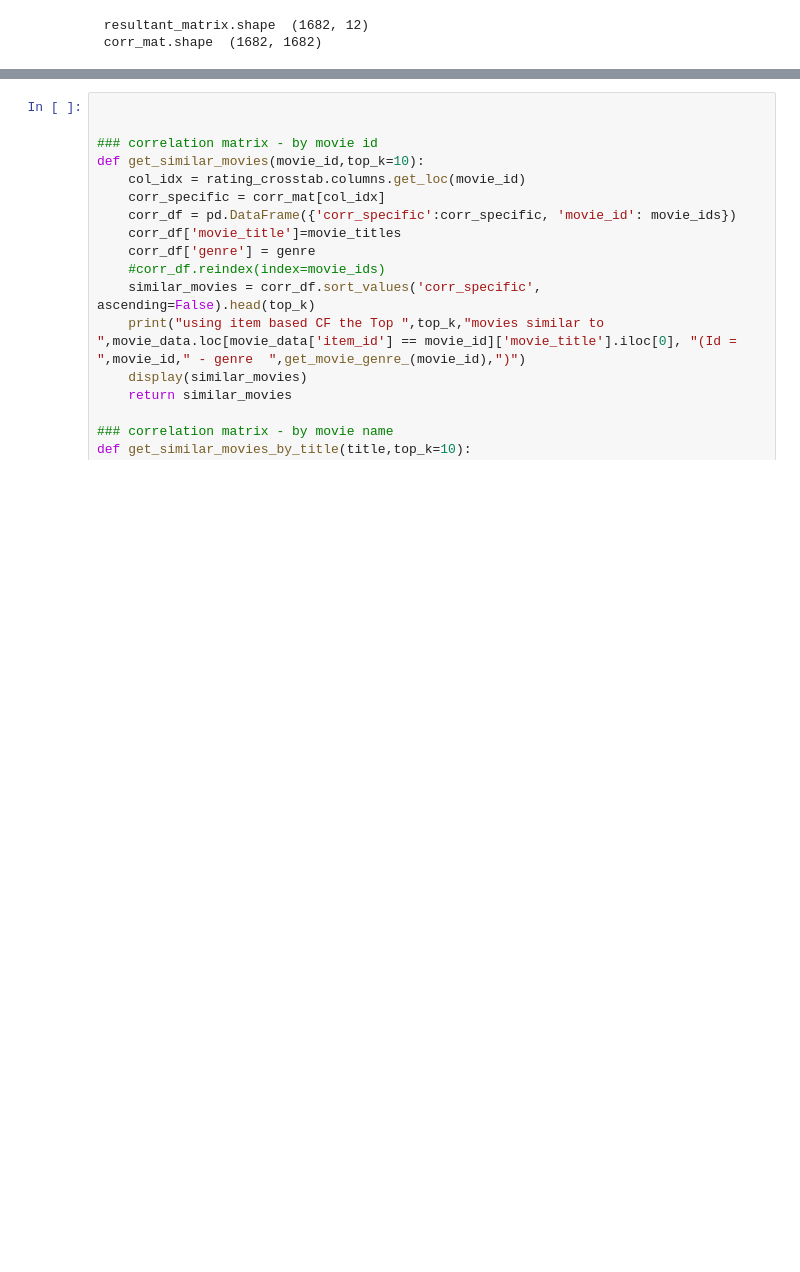
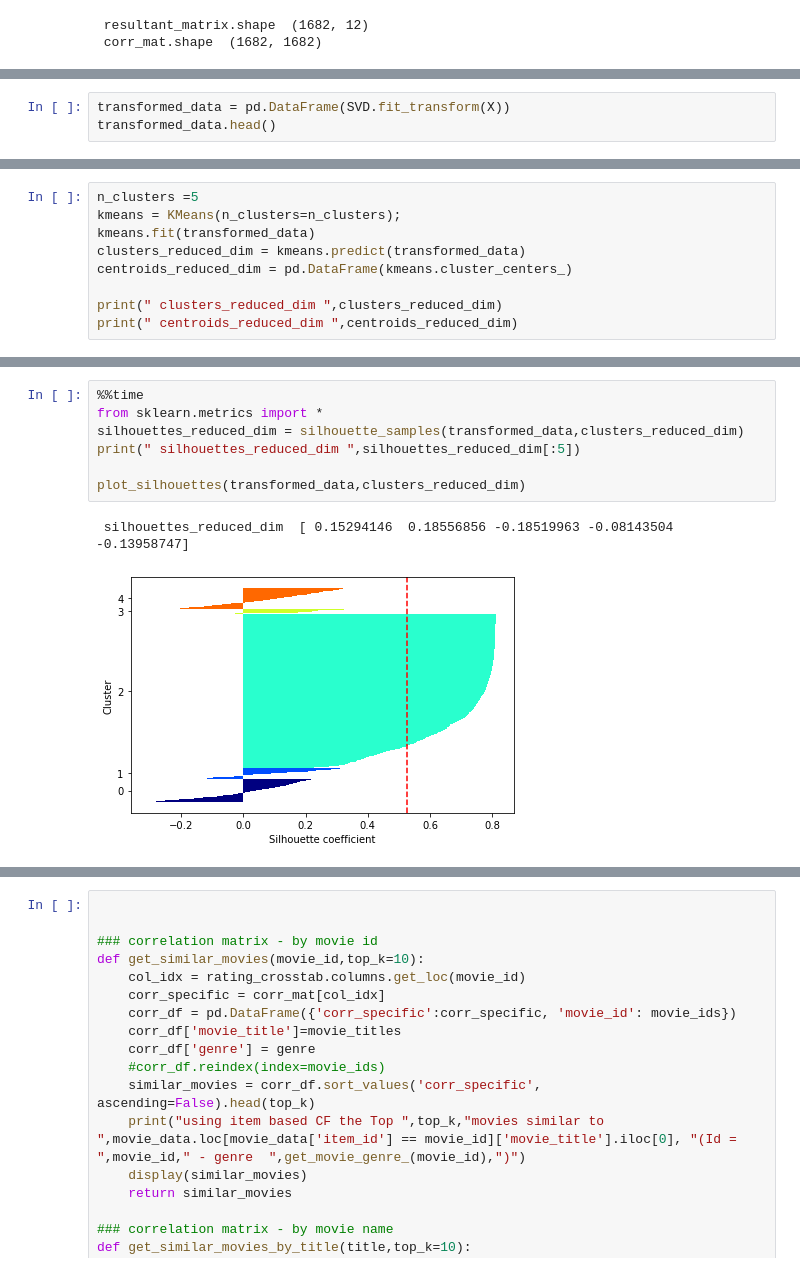
Before and after one commit to rsharm18/DSC478_final_Project, a Jupyter notebook: final_project_final.ipynb, the cells around one changed output, grey strips where cells are left out. Saved outputs shown, nothing was run; the diff lists cells and outputs as text; blank space fills up the shorter version.

```diff
--- a/final_project_final.ipynb
+++ b/final_project_final.ipynb
@@ -1316,0 +1332,3 @@ print(" corr_mat.shape ",corr_mat.shape)
+# %%
+transformed_data = pd.DataFrame(SVD.fit_transform(X))
+transformed_data.head()
@@ -1316,0 +1342,9 @@ print(" corr_mat.shape ",corr_mat.shape)
+# %%
+n_clusters =5
+kmeans = KMeans(n_clusters=n_clusters);
+kmeans.fit(transformed_data)
+clusters_reduced_dim = kmeans.predict(transformed_data)
+centroids_reduced_dim = pd.DataFrame(kmeans.cluster_centers_)
+
+print(" clusters_reduced_dim ",clusters_reduced_dim)
+print(" centroids_reduced_dim ",centroids_reduced_dim)
@@ -1316,0 +1366,10 @@ print(" corr_mat.shape ",corr_mat.shape)
+# %%
+%%time
+from sklearn.metrics import *
+silhouettes_reduced_dim = silhouette_samples(transformed_data,clusters_reduced_dim)
+print(" silhouettes_reduced_dim ",silhouettes_reduced_dim[:5])
+
+plot_silhouettes(transformed_data,clusters_reduced_dim)
+# %% [output]
+ silhouettes_reduced_dim  [ 0.15294146  0.18556856 -0.18519963 -0.08143504 -0.13958747]
+[figure, added]
```
Also changed, not shown: parts of 6 cells of this notebook.
